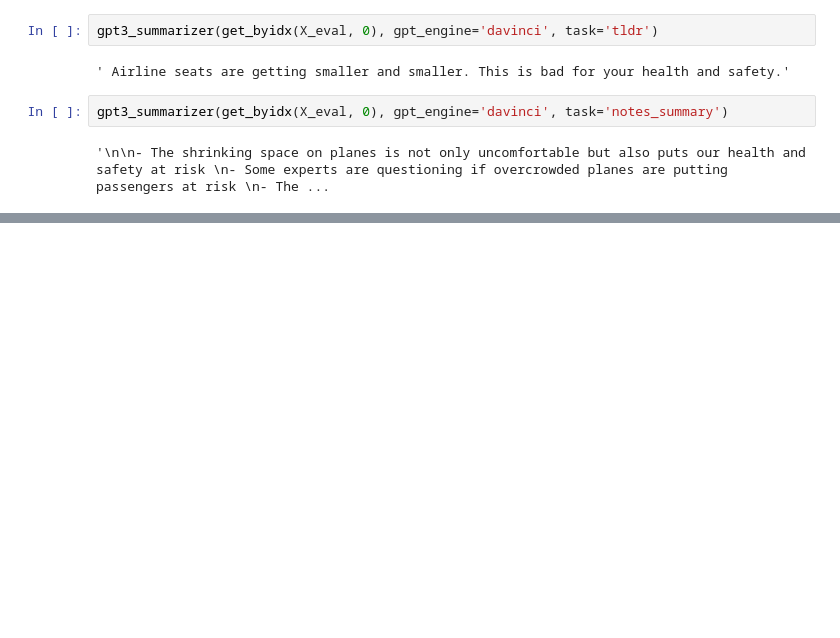
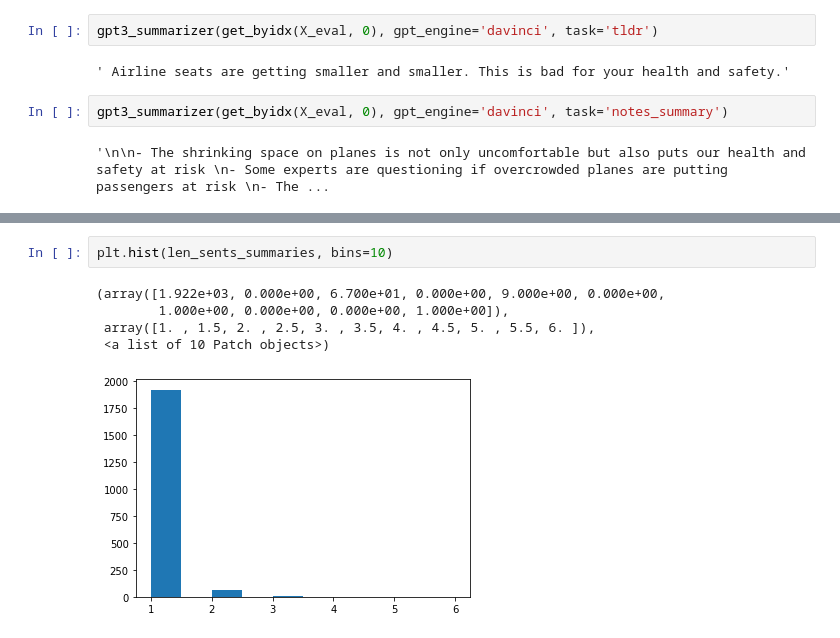
Before and after one commit to abhisha1991/w266_final_project, a Jupyter notebook: code/Models.ipynb, the cells around one changed output, grey strips where cells are left out. Cells and saved outputs as stored; diff of their text form; blank space fills up the shorter version.

```diff
--- a/code/Models.ipynb
+++ b/code/Models.ipynb
@@ -1020,0 +1065,8 @@ print(sign * np.exp(x) / np.sum(np.exp(x)))
+# %%
+plt.hist(len_sents_summaries, bins=10)
+# %% [output]
+(array([1.922e+03, 0.000e+00, 6.700e+01, 0.000e+00, 9.000e+00, 0.000e+00,
+        1.000e+00, 0.000e+00, 0.000e+00, 1.000e+00]),
+ array([1. , 1.5, 2. , 2.5, 3. , 3.5, 4. , 4.5, 5. , 5.5, 6. ]),
+ <a list of 10 Patch objects>)
+[figure, added]
```
Also changed, not shown: parts of 64 cells of this notebook, 16 other files.
